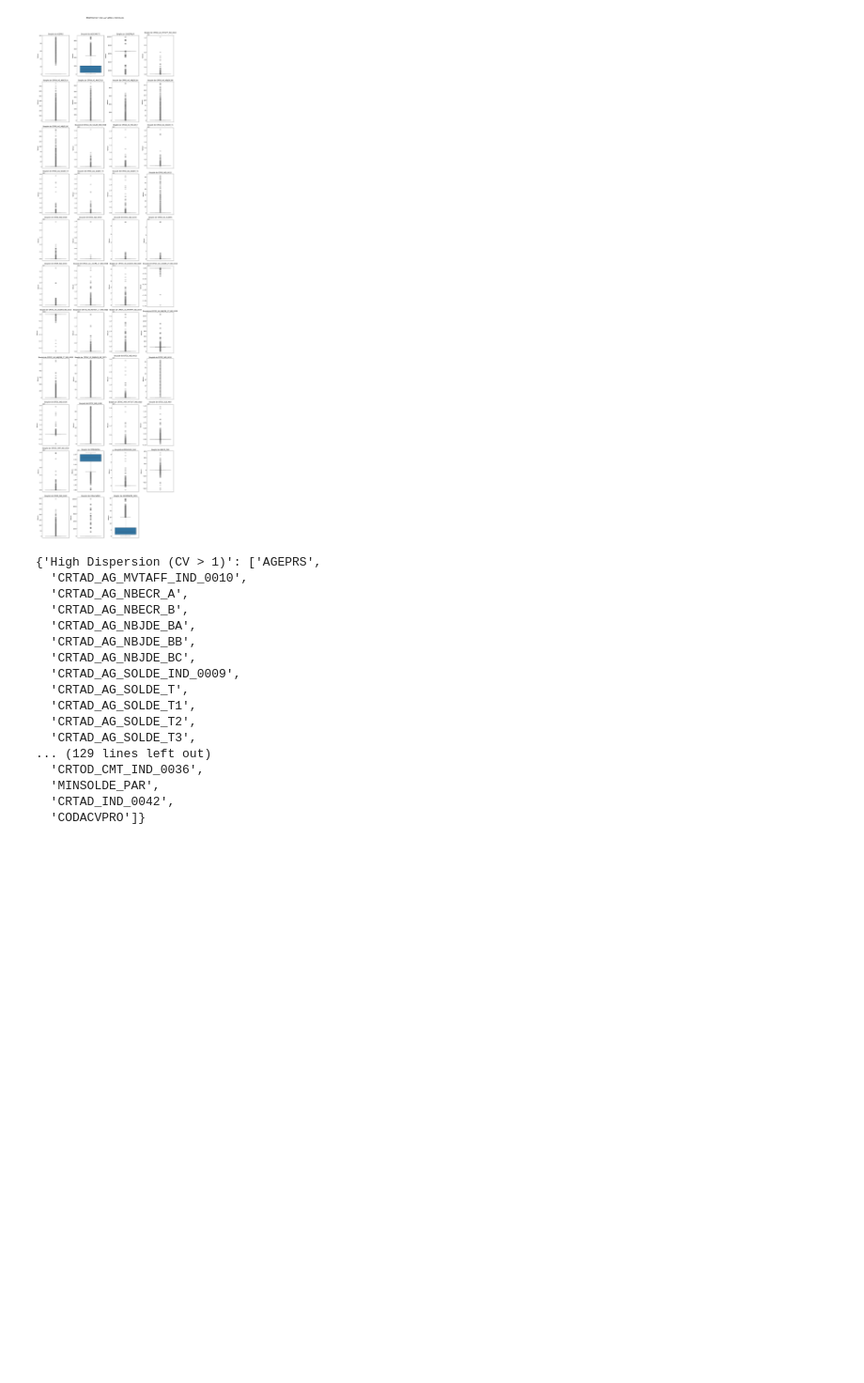
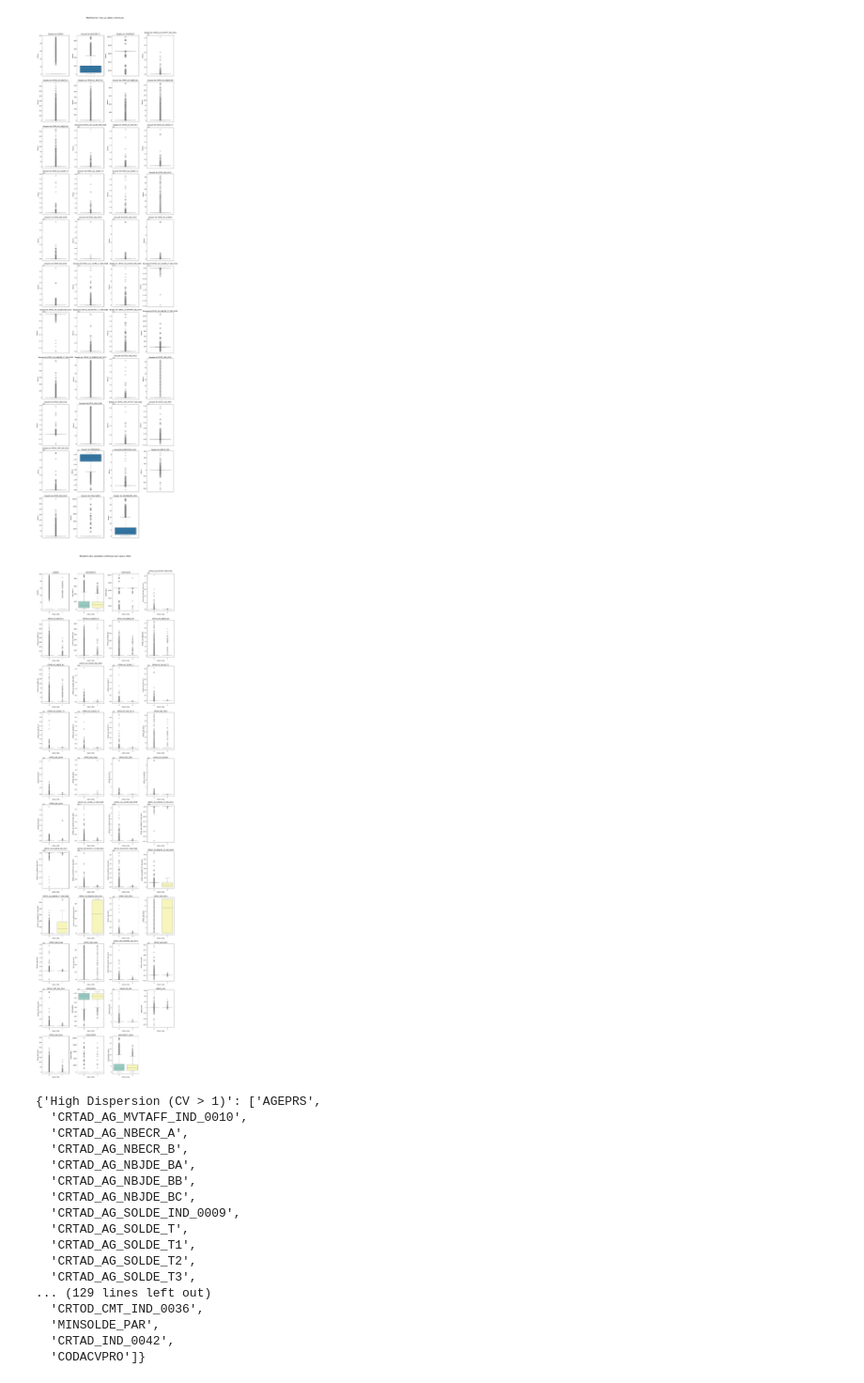
Before and after one commit to cheryl-kdio/Scoring-pj, a Jupyter notebook: desc.ipynb, the cells around one changed output. Shown at 94% size. Drawn from its saved outputs; the diff is of its cells as text; code cells hidden in the pictures; blank space fills up the shorter version.

```diff
--- a/desc.ipynb
+++ b/desc.ipynb
@@ -611,4 +603,8 @@ importlib.reload(functions)
 functions.plot_boxplots(X_train,cont_vars,cols=4)
 # %% [output]
 [figure]
+# %%
+functions.plot_boxplots_by_target(X_train, cont_vars, cible, cols=4)
+# %% [output]
+[figure, added]
 # %%
```
Also changed, not shown: parts of 17 cells of this notebook, 1 other file.
